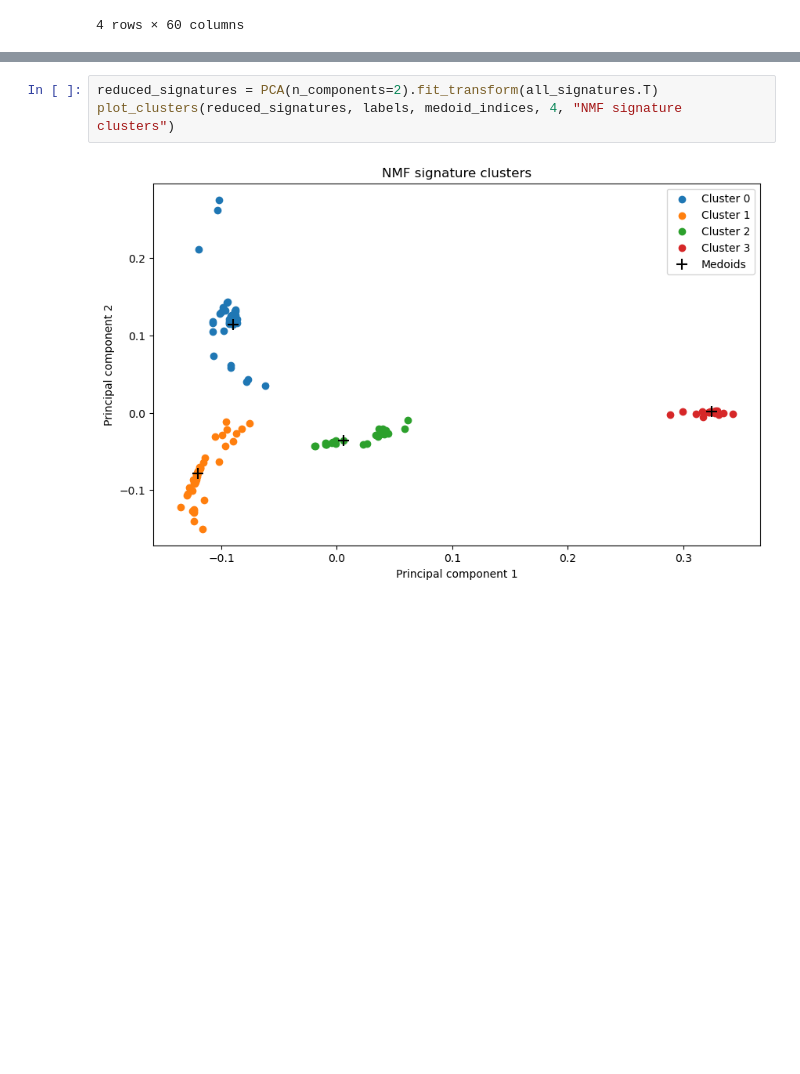
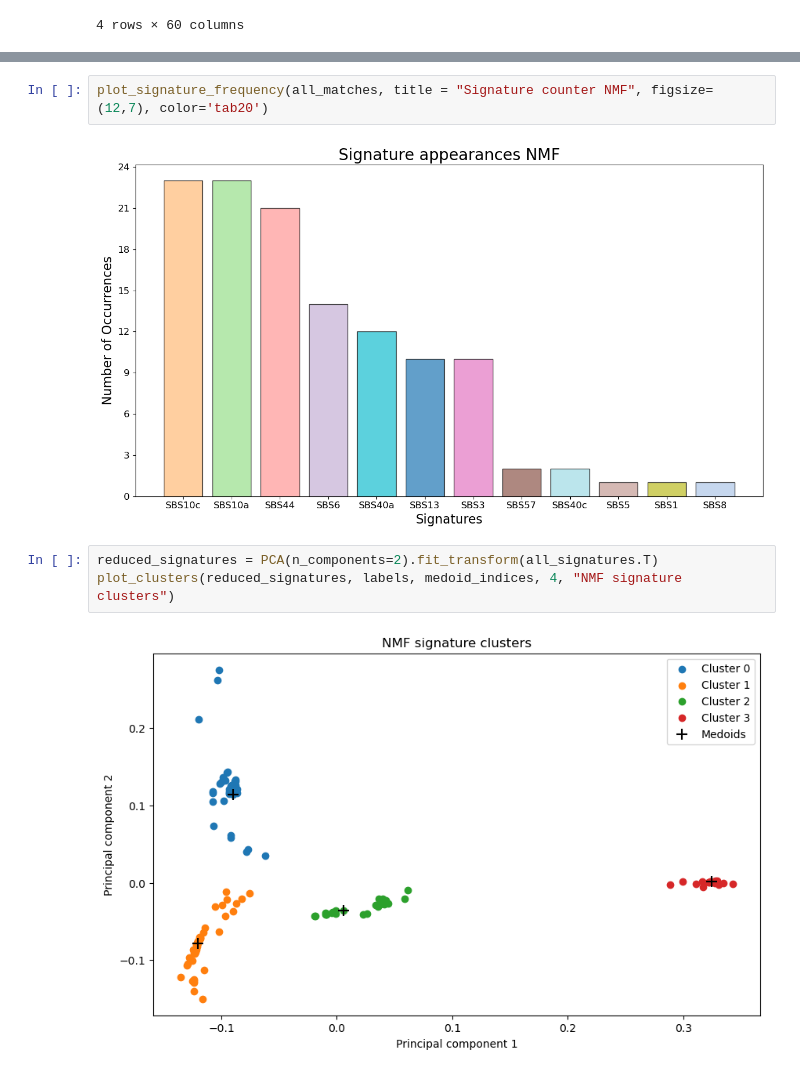
Before and after one commit to 15Max/AEMutSigExtraction, a Jupyter notebook: notebooks/NMF.ipynb, the cells around one changed output, grey strips where cells are left out. Saved outputs shown, nothing was run; the diff lists cells and outputs as text; blank space fills up the shorter version.

Commit message:
NMF run with right colors

```diff
--- a/notebooks/NMF.ipynb
+++ b/notebooks/NMF.ipynb
@@ -120,3 +120,7 @@ plot_cosine_similarity_matrix(all_matches, title = "Cosine similarity matrix", f
+# %%
+plot_signature_frequency(all_matches, title = "Signature counter NMF", figsize=(12,7), color='tab20')
+# %% [output]
+[figure, added]
 # %%
 reduced_signatures = PCA(n_components=2).fit_transform(all_signatures.T)
 plot_clusters(reduced_signatures, labels, medoid_indices, 4, "NMF signature clusters")
```
Also changed, not shown: parts of 5 cells of this notebook.
